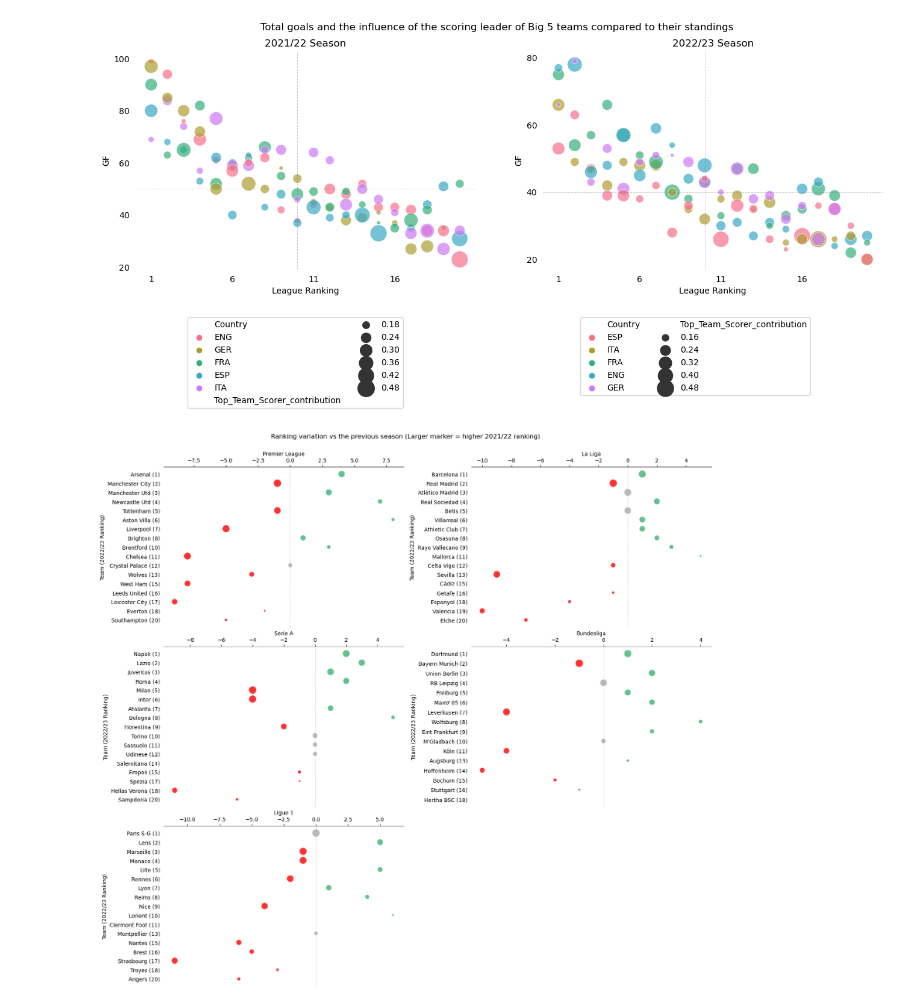
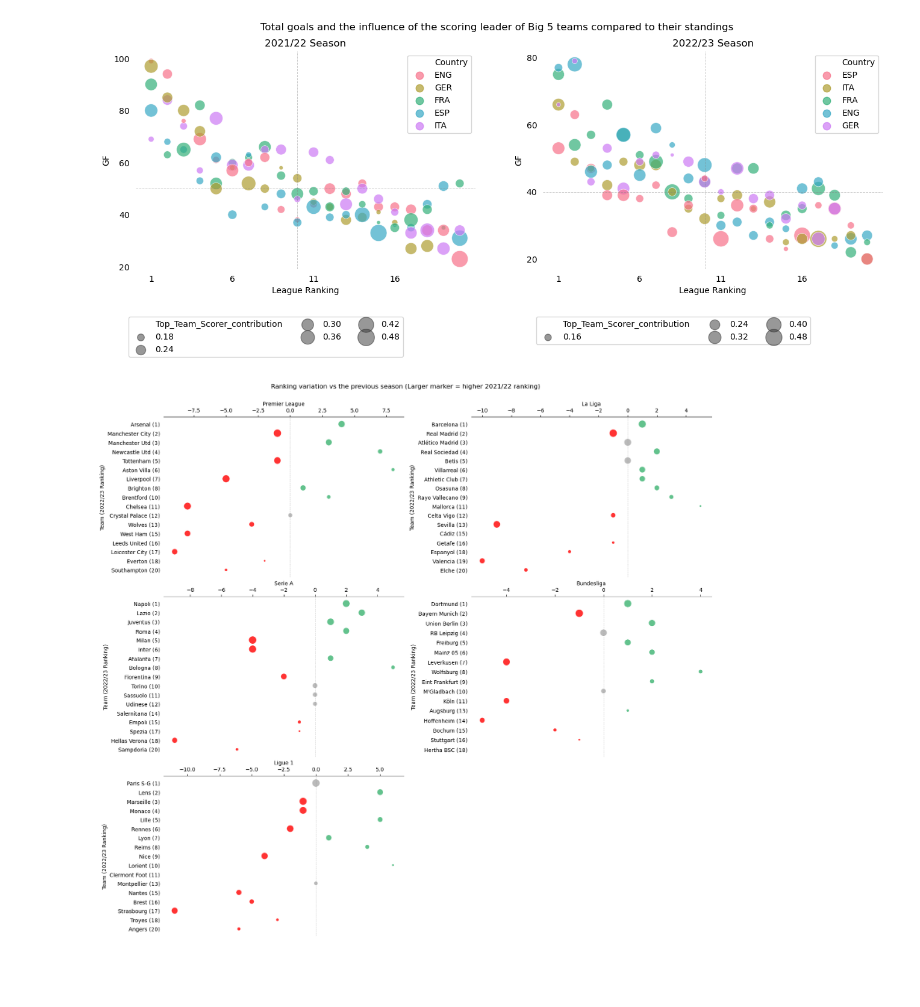
Before and after one commit to achrafkr/Data-Visualization, a Jupyter notebook: Notebooks/Football_stats.ipynb, the cells around one changed output. Cells and saved outputs as stored; diff of their text form; code cells hidden in the pictures; blank space fills up the shorter version.

```diff
--- a/Notebooks/Football_stats.ipynb
+++ b/Notebooks/Football_stats.ipynb
@@ -25,41 +27,45 @@ def label_rk(rank):
     return labels[idx]
 # %%
 # Process datasets
-tm_2022["Top_Team_Scorer_name"] = tm_2022["Top Team Scorer"].apply(lambda x: " ".join(x.split(" ")[:-2]))
-tm_2023["Top_Team_Scorer_name"] = tm_2023["Top Team Scorer"].apply(lambda x: " ".join(x.split(" ")[:-2]))
-tm_2022["Top_Team_Scorer_goals"] = tm_2022["Top Team Scorer"].apply(lambda x: x.split(" ")[-1]).astype("int64")
-tm_2023["Top_Team_Scorer_goals"] = tm_2023["Top Team Scorer"].apply(lambda x: x.split(" ")[-1]).astype("int64")
-tm_2022["Top_Team_Scorer_contribution"] = tm_2022["Top_Team_Scorer_goals"]/tm_2022["GF"]
-tm_2023["Top_Team_Scorer_contribution"] = tm_2023["Top_Team_Scorer_goals"]/tm_2023["GF"]
-tm_2022["LgRk_label"] = tm_2022["LgRk"].apply(label_rk)
-tm_2023["LgRk_label"] = tm_2023["LgRk"].apply(label_rk)
-tm_2022["GD_xGD_diff"] = tm_2022["GD"]- tm_2022["xGD"]
-tm_2023["GD_xGD_diff"] = tm_2023["GD"]- tm_2023["xGD"]
+data = [tm_2022, tm_2023]
+for i in range(2):
+   data[i]["Top_Team_Scorer_name"] = data[i]["Top Team Scorer"].apply(lambda x: " ".join(x.split(" ")[:-2]))
+   data[i]["Top_Team_Scorer_goals"] = data[i]["Top Team Scorer"].apply(lambda x: x.split(" ")[-1]).astype("int64")
+   data[i]["Top_Team_Scorer_contribution"] = data[i]["Top_Team_Scorer_goals"]/data[i]["GF"]
+   data[i]["LgRk_label"] = data[i]["LgRk"].apply(label_rk)
+   data[i]["GD_xGD_diff"] = data[i]["GD"]- data[i]["xGD"]
+
 tm_2022.rename(columns = {"Pts/G":"Pts/MP"}, inplace=True)
-
 del tm_2022["Top Team Scorer"], tm_2023["Top Team Scorer"]
 # %%
 fig, ax = plt.subplots(1, 2, figsize = (16, 4.7))
 y_ticks = [range(20, 110, 20), range(20, 90, 20)]
 data = [tm_2022, tm_2023]
 title = ["2021/22", "2022/23"]
 for i in range(2):
     sns.scatterplot(data=data[i], x="LgRk", y="GF", size="Top_Team_Scorer_contribution", hue="Country", alpha=0.7,
                     legend=True, palette="husl", sizes=(20, 400), ax=ax[i])
     ax[i].set_xticks(range(1, 21, 5), labels=range(1, 21, 5))
     ax[i].set_yticks(y_ticks[i], labels=y_ticks[i])
     ax[i].axvline(10, color='gray', linestyle='--', linewidth=0.7, alpha=0.4)
     ax[i].axhline(np.round(np.median(data[i].GF)), color='gray', linestyle='--', linewidth=0.7, alpha=0.4)
     ax[i].tick_params(left=False, bottom=False)
     ax[i].set_title("{} Season".format(title[i]))
     ax[i].set_xlabel("League Ranking")
-    ax[i].legend(bbox_to_anchor=(0.8, -0.2), ncol=2)
+    handles, labels = ax[i].get_legend_handles_labels()
+    ax[i].legend().remove()
+    [hand.set_alpha(0.7) for hand in handles[:6]]
+    legend = ax[i].legend(handles=handles[:6], labels=labels[:6], markerscale=1.5, loc="best", ncol=1)
+    ax[i].add_artist(legend)
+    [hand.set_alpha(0.5) for hand in handles[6:]]
+    ax[i].legend(handles=handles[6:], labels=labels[6:], bbox_to_anchor=(0.8, -0.2), ncol=3)
+
 
 sns.despine(top=True, left=True, bottom=True, right=True)
 plt.suptitle("Total goals and the influence of the scoring leader of Big 5 teams compared to their standings")
 plt.show()
 # %% [output]
-[figure, old version]
+[figure, new version]
 # %%
 fig, ax = plt.subplots(3, 2, figsize = (16, 14), layout='constrained')
 ax[2,1].axis("off")
```
Also changed, not shown: parts of 8 cells of this notebook.
